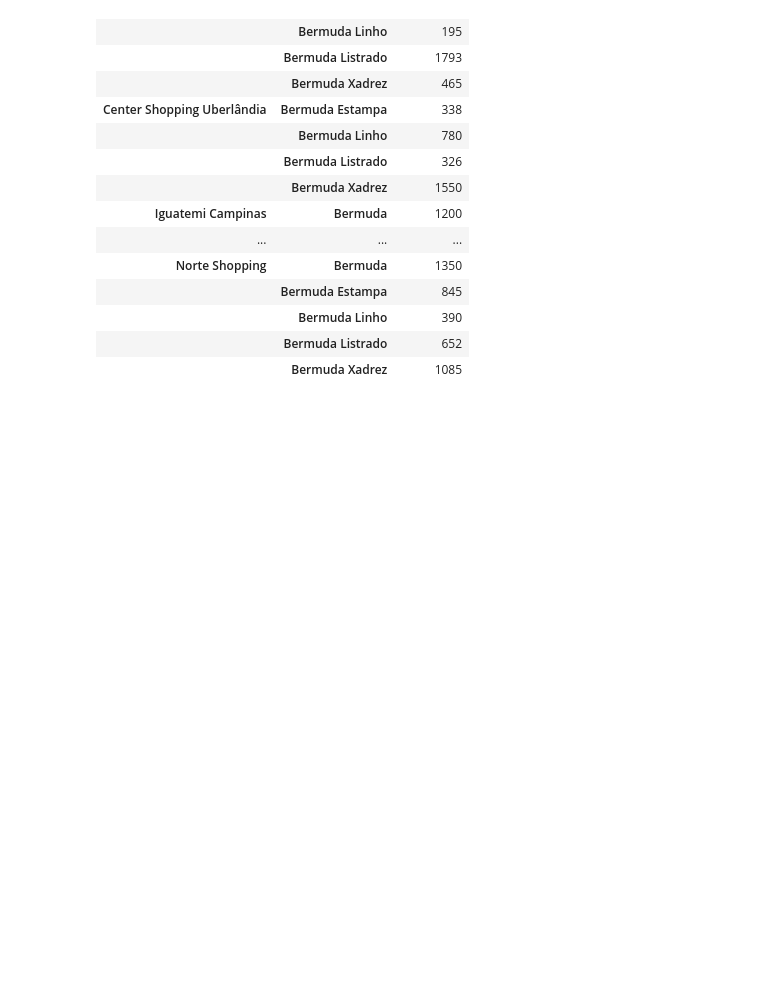
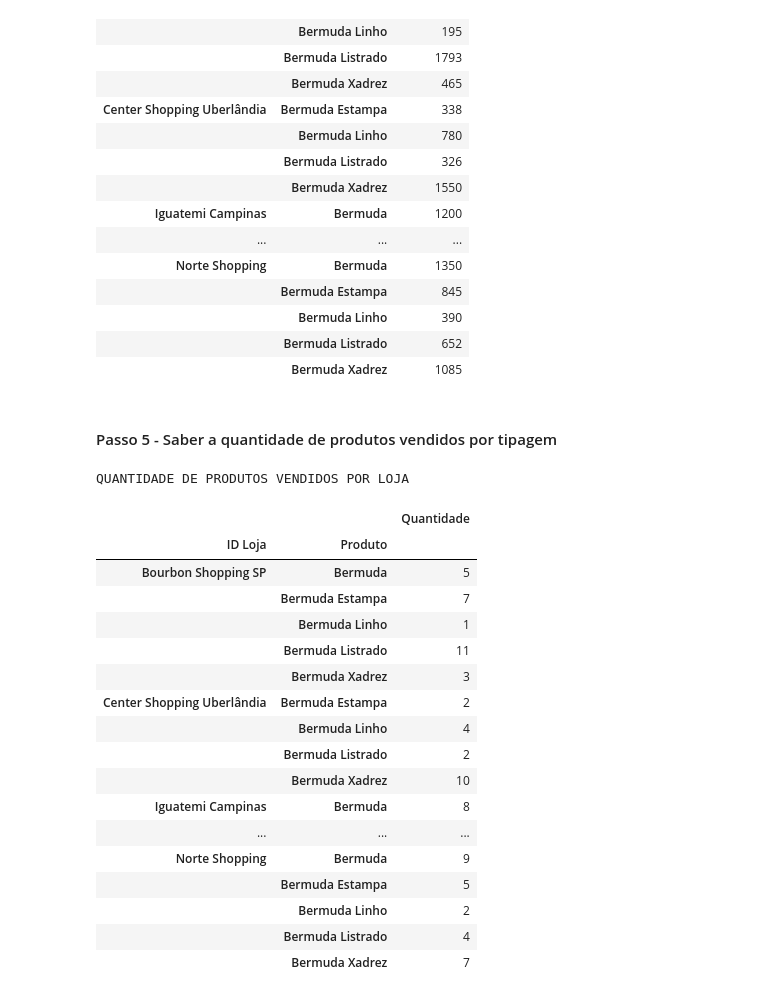
Before and after one commit to Allan-Gabriell/-Python-studies-for-data-analysis, a Jupyter notebook: test1.ipynb, the cells around one changed output. Saved outputs shown, nothing was run; the diff lists cells and outputs as text; code cells hidden in the pictures; blank space fills up the shorter version.

```diff
--- a/test1.ipynb
+++ b/test1.ipynb
@@ -101,3 +101,29 @@ display(billingPerProduct)
 |  | Bermuda Linho | 390 |
 |  | Bermuda Listrado | 652 |
 |  | Bermuda Xadrez | 1085 |
+# %% [markdown]
+#### Passo 5 - Saber a quantidade de produtos vendidos por tipagem
+# %%
+print("QUANTIDADE DE PRODUTOS VENDIDOS POR LOJA")
+productSoldAndQuantity = tabel[["ID Loja", "Produto", "Quantidade"]].groupby(["ID Loja", "Produto"]).sum()
+display(productSoldAndQuantity)
+# %% [output]
+QUANTIDADE DE PRODUTOS VENDIDOS POR LOJA
+|  |  | Quantidade |
+| ID Loja | Produto |  |
+| Bourbon Shopping SP | Bermuda | 5 |
+|  | Bermuda Estampa | 7 |
+|  | Bermuda Linho | 1 |
+|  | Bermuda Listrado | 11 |
+|  | Bermuda Xadrez | 3 |
+| Center Shopping Uberlândia | Bermuda Estampa | 2 |
+|  | Bermuda Linho | 4 |
+|  | Bermuda Listrado | 2 |
+|  | Bermuda Xadrez | 10 |
+| Iguatemi Campinas | Bermuda | 8 |
+| ... | ... | ... |
+| Norte Shopping | Bermuda | 9 |
+|  | Bermuda Estampa | 5 |
+|  | Bermuda Linho | 2 |
+|  | Bermuda Listrado | 4 |
+|  | Bermuda Xadrez | 7 |
```
Also changed, not shown: parts of 2 cells of this notebook.
